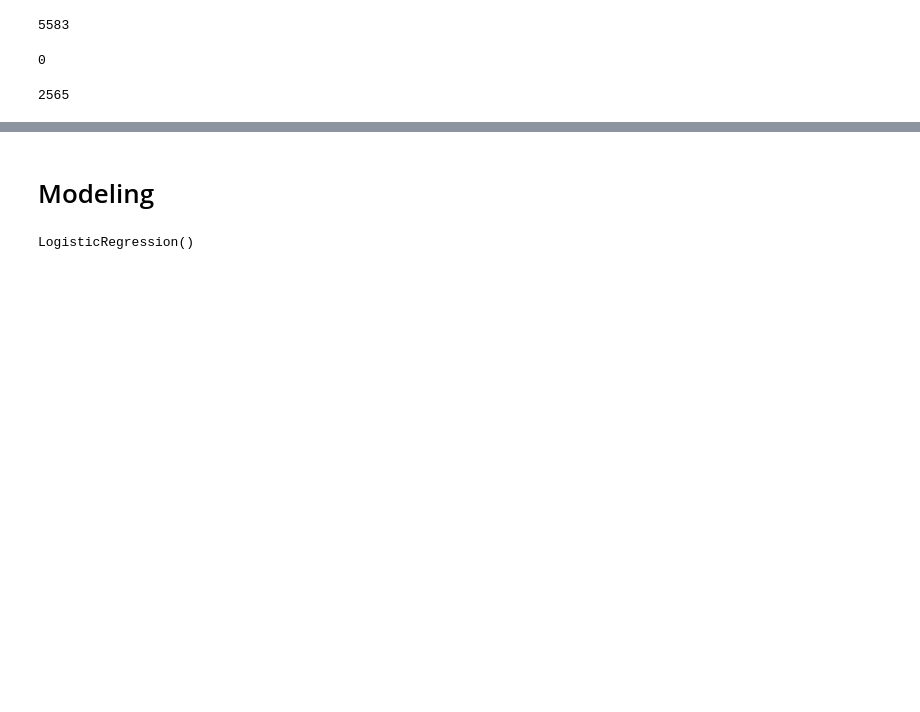
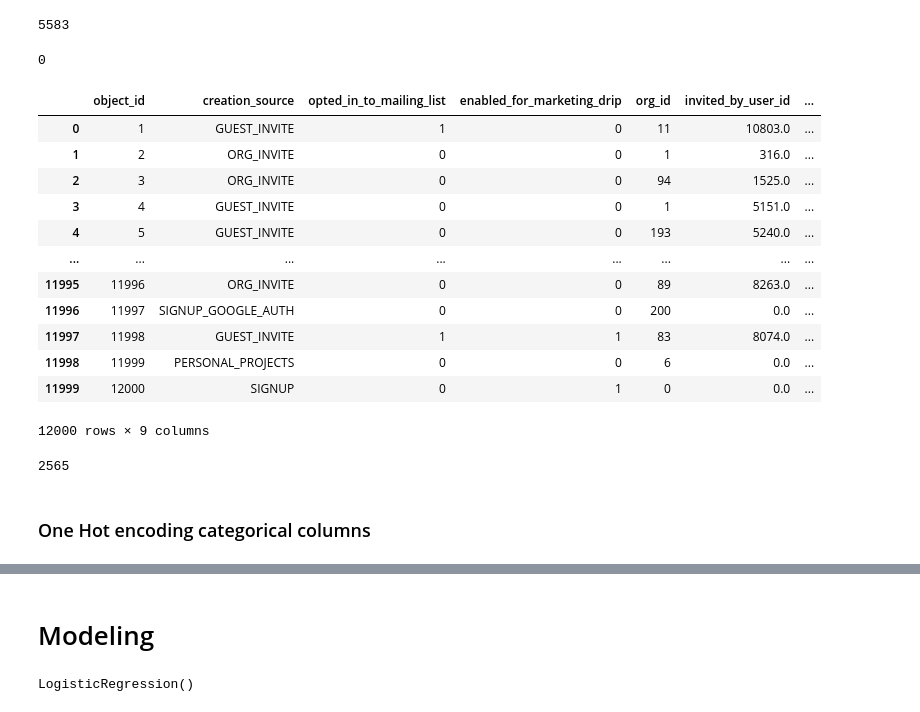
Before and after one commit to Prathmun/Springboard-Relax-Challenge, a Jupyter notebook: Relax Challenge Notebook.ipynb, the cells around one changed output, grey strips where cells are left out. Drawn from its saved outputs; the diff is of its cells as text; code cells hidden in the pictures; blank space fills up the shorter version.

```diff
--- a/Relax Challenge Notebook.ipynb
+++ b/Relax Challenge Notebook.ipynb
@@ -550,3 +363,12 @@ users_df.describe()
+# %%
+#Add in the visit count for each user to the main dataframe
+users_df = users_df.merge(user_visits, on=['object_id'], how='left')
+#Changing the name of the column, and removing the old one
+users_df['visits'] = users_df.visited
+
+users_df.drop(columns='visited', inplace=True)
+#Replacing NaNs with 0, as 0 is in fact a number and that's how many visits they had.
+users_df.visits.fillna(value=0, inplace=True)
 # %% [markdown]
 # PreProcessing
 # %% [markdown]
@@ -620,2 +409,2 @@ memory usage: 1.1+ MB
 # %%
-users_df.drop(columns=['creation_time','name', 'email'], inplace=True)
+users_df.drop(columns=['name', 'email', 'last_session_creation_time'], inplace=True)
@@ -641,2 +410,0 @@ memory usage: 855.5+ KB
-# %%
-users_df['adoption_status'] = users_df['adoption_status'].astype(int)
@@ -664,5 +411,3 @@ memory usage: 890.6+ KB
-# %%
-users_df= users_df.drop(columns=['last_session_creation_time'])
 # %%
 users_df.invited_by_user_id.isnull().sum()
 # %% [output]
@@ -672,7 +417,25 @@ users_df['invited_by_user_id'] = users_df['invited_by_user_id'].fillna(0)
 users_df.invited_by_user_id.isnull().sum()
 # %% [output]
 0
+# %%
+users_df
+# %% [output]
+|  | object_id | creation_source | opted_in_to_mailing_list | enabled_for_marketing_drip | org_id | invited_by_user_id | ... |
+| 0 | 1 | GUEST_INVITE | 1 | 0 | 11 | 10803.0 | ... |
+| 1 | 2 | ORG_INVITE | 0 | 0 | 1 | 316.0 | ... |
+| 2 | 3 | ORG_INVITE | 0 | 0 | 94 | 1525.0 | ... |
+| 3 | 4 | GUEST_INVITE | 0 | 0 | 1 | 5151.0 | ... |
+| 4 | 5 | GUEST_INVITE | 0 | 0 | 193 | 5240.0 | ... |
+| ... | ... | ... | ... | ... | ... | ... | ... |
+| 11995 | 11996 | ORG_INVITE | 0 | 0 | 89 | 8263.0 | ... |
+| 11996 | 11997 | SIGNUP_GOOGLE_AUTH | 0 | 0 | 200 | 0.0 | ... |
+| 11997 | 11998 | GUEST_INVITE | 1 | 1 | 83 | 8074.0 | ... |
+| 11998 | 11999 | PERSONAL_PROJECTS | 0 | 0 | 6 | 0.0 | ... |
+| 11999 | 12000 | SIGNUP | 0 | 1 | 0 | 0.0 | ... |
+12000 rows × 9 columns
 # %%
 len(users_df.invited_by_user_id.unique())
 # %% [output]
 2565
+# %% [markdown]
+### One Hot encoding categorical columns
```
Also changed, not shown: parts of 118 cells of this notebook, 2 other files.
